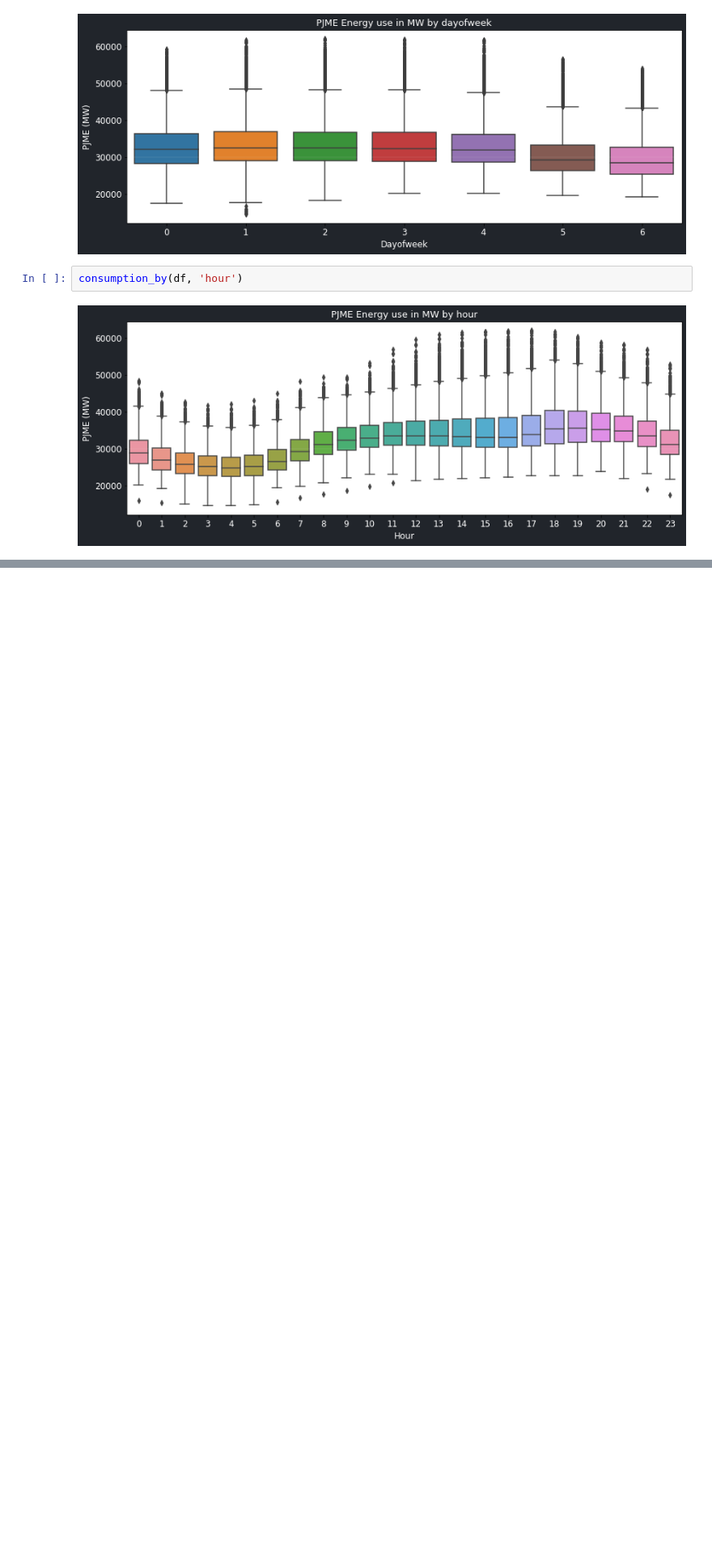
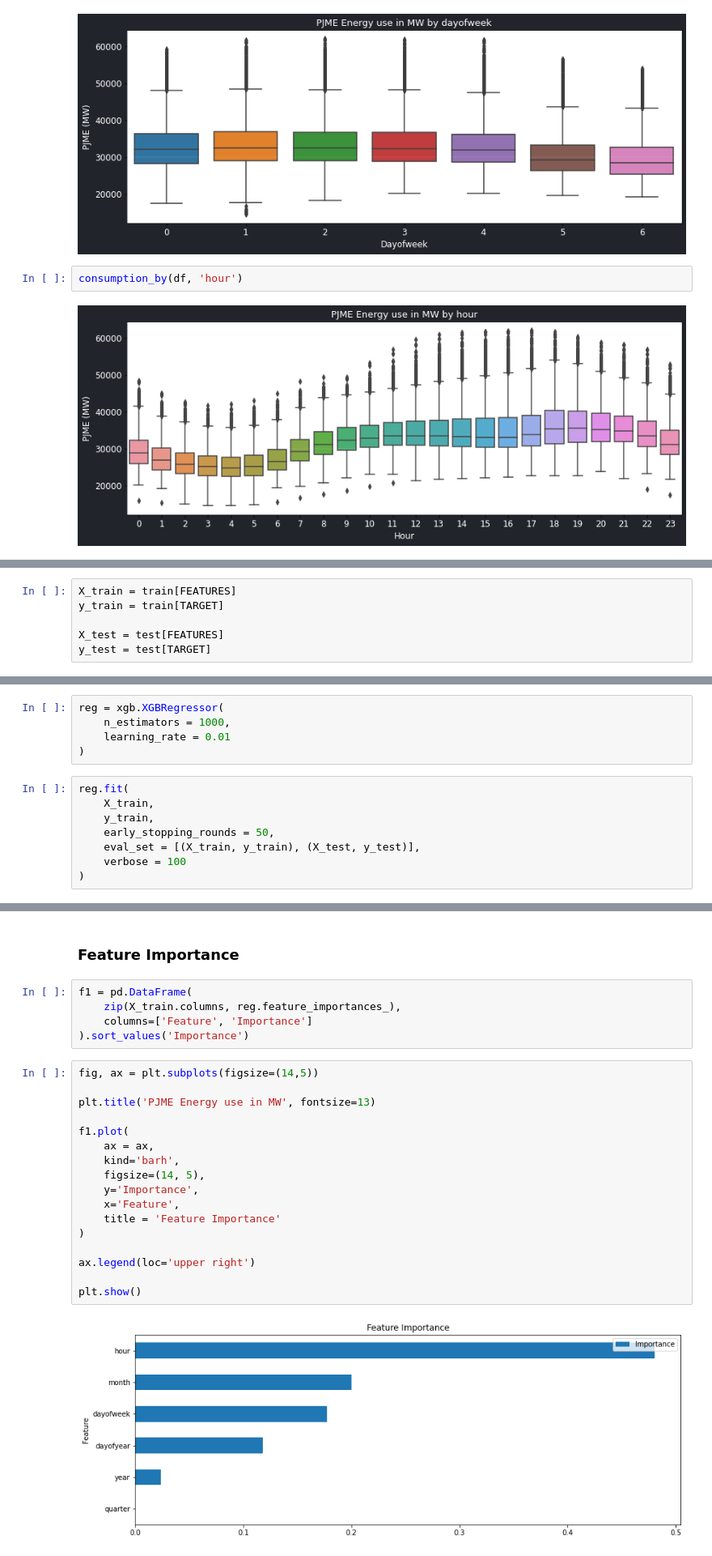
Before and after one commit to JuanFeA98/Time_Series, a Jupyter notebook: Time Series with XGBoost.ipynb, the cells around one changed output, grey strips where cells are left out. Shown at 81% size. Saved outputs shown, nothing was run; the diff lists cells and outputs as text; blank space fills up the shorter version.

```diff
--- a/Time Series with XGBoost.ipynb
+++ b/Time Series with XGBoost.ipynb
@@ -119,0 +146,6 @@ consumption_by(df, 'hour')
+# %%
+X_train = train[FEATURES]
+y_train = train[TARGET]
+
+X_test = test[FEATURES]
+y_test = test[TARGET]
@@ -119,0 +156,13 @@ consumption_by(df, 'hour')
+# %%
+reg = xgb.XGBRegressor(
+    n_estimators = 1000,
+    learning_rate = 0.01
+)
+# %%
+reg.fit(
+    X_train,
+    y_train,
+    early_stopping_rounds = 50,
+    eval_set = [(X_train, y_train), (X_test, y_test)],
+    verbose = 100
+)
@@ -119,0 +185,26 @@ consumption_by(df, 'hour')
+# %% [markdown]
+### **Feature Importance**
+# %%
+f1 = pd.DataFrame(
+    zip(X_train.columns, reg.feature_importances_),
+    columns=['Feature', 'Importance']
+).sort_values('Importance')
+# %%
+fig, ax = plt.subplots(figsize=(14,5))
+
+plt.title('PJME Energy use in MW', fontsize=13)
+
+f1.plot(
+    ax = ax,
+    kind='barh',
+    figsize=(14, 5),
+    y='Importance',
+    x='Feature',
+    title = 'Feature Importance'
+)
+
+ax.legend(loc='upper right')
+
+plt.show()
+# %% [output]
+[figure, added]
```
Also changed, not shown: parts of 24 cells of this notebook.
